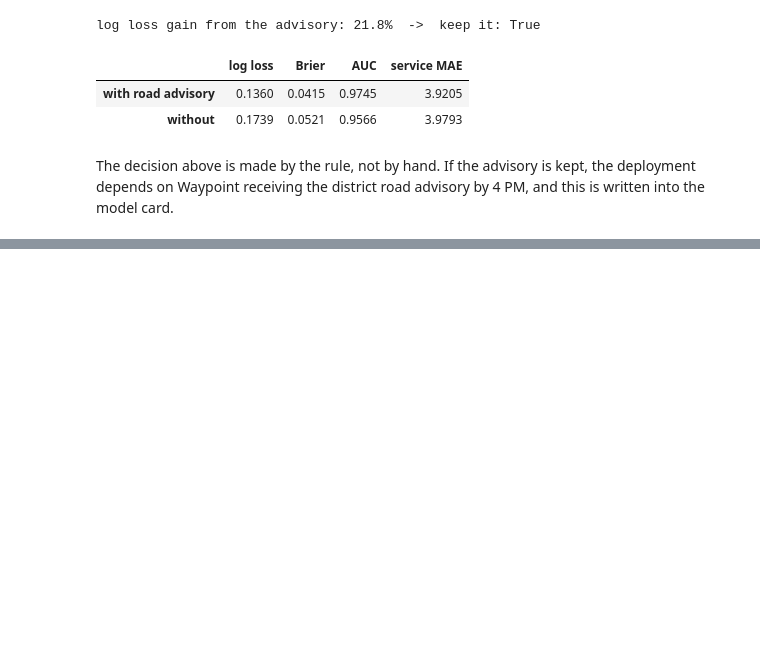
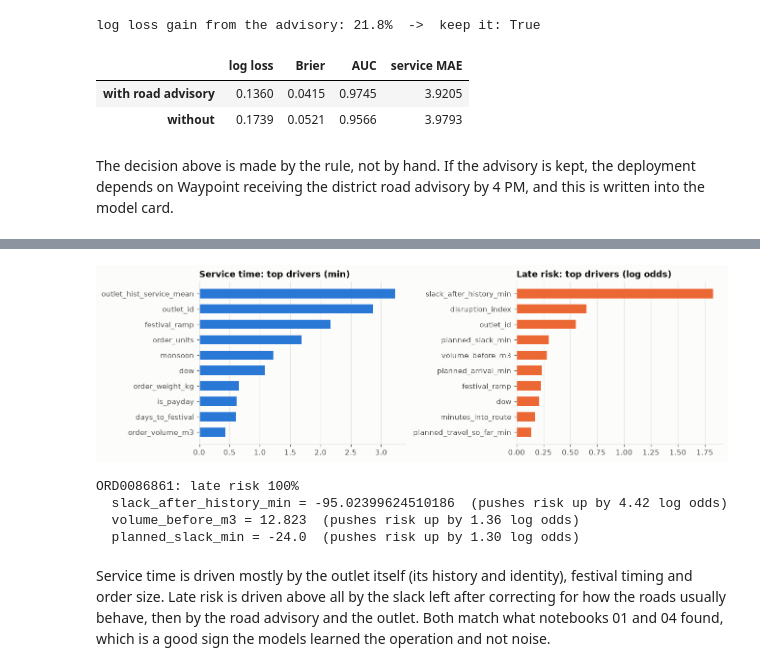
Before and after one commit to sameera-ekanayaka/Xora_Datathon, a Jupyter notebook: notebooks/05_task1_service_and_lateness.ipynb, the cells around one changed output, grey strips where cells are left out. Saved outputs shown, nothing was run; the diff lists cells and outputs as text; code cells hidden in the pictures; blank space fills up the shorter version.

```diff
--- a/notebooks/05_task1_service_and_lateness.ipynb
+++ b/notebooks/05_task1_service_and_lateness.ipynb
@@ -315,0 +320,17 @@ The decision above is made by the rule, not by hand. If the advisory is kept, th
+# %%
+best_sim, best_clf = (sim, clf) if KEEP_ROAD else (sim_nr, clf_nr)
+best_feats = FEATURES if KEEP_ROAD else NO_ROAD
+hold_pred_svc = best_sim.predict_service(hold)
+hold_pred_late = p_blend if KEEP_ROAD else p_blend_nr
+
+seg = hold.assign(pred=hold_pred_svc, p=hold_pred_late, err=np.abs(hold_pred_svc - y_svc),
+                  allow_err=np.abs(hold.allowance_min - y_svc))
+by_brand = seg.groupby("brand", observed=True).agg(stops=("err", "size"), model_MAE=("err", "mean"), allowance_MAE=("allow_err", "mean"))
+by_brand["error cut"] = 1 - by_brand.model_MAE / by_brand.allowance_MAE
+
+pos = pd.cut(seg.seq, [-1, 0, 2, 4, 6, 10], labels=["1st", "2nd-3rd", "4th-5th", "6th-7th", "8th+"])
+by_pos = seg.groupby(pos, observed=True).apply(
+    lambda g: pd.Series({"stops": len(g), "late share": g.late.mean(), "mean predicted": g.p.mean(),
+                         "AUC": roc_auc_score(g.late.astype(int), g.p) if g.late.nunique() > 1 else np.nan}))
+display(by_brand.style.format({"model_MAE": "{:.2f}", "allowance_MAE": "{:.2f}", "error cut": "{:.0%}"}))
+by_pos.round(3)
@@ -315,0 +357,35 @@ The decision above is made by the rule, not by hand. If the advisory is kept, th
+# %%
+def mean_abs_contrib(model, X):
+    contrib = model.predict(X, pred_contrib=True)[:, :-1]  # last column is the base value
+    return pd.Series(np.abs(contrib).mean(axis=0), index=X.columns)
+
+top_svc = mean_abs_contrib(best_sim.service_model, hold[best_feats]).nlargest(10)
+top_late = mean_abs_contrib(best_clf, hold[best_feats]).nlargest(10)
+
+fig, axes = plt.subplots(1, 2, figsize=(12, 3.8))
+for ax, s, title, color in [(axes[0], top_svc, "Service time: top drivers (min)", SERIES[0]),
+                            (axes[1], top_late, "Late risk: top drivers (log odds)", SERIES[1])]:
+    s = s.iloc[::-1]
+    ax.barh(s.index, s.values, color=color, height=0.6)
+    ax.set_title(title)
+    ax.grid(axis="x"); ax.grid(axis="y", visible=False)
+plt.tight_layout()
+plt.show()
+# %% [output]
+[figure, added]
+# %%
+# The reason line for the riskiest stop in the holdout
+i = int(np.argmax(hold_pred_late))
+row = hold.iloc[[i]][best_feats]
+contrib = pd.Series(best_clf.predict(row, pred_contrib=True)[0, :-1], index=best_feats)
+top = contrib.nlargest(3)
+print(f"{hold.delivery_id.iloc[i]}: late risk {hold_pred_late[i]:.0%}")
+for f, v in top.items():
+    print(f"  {f} = {row[f].iloc[0]}  (pushes risk up by {v:.2f} log odds)")
+# %% [output]
+ORD0086861: late risk 100%
+  slack_after_history_min = -95.02399624510186  (pushes risk up by 4.42 log odds)
+  volume_before_m3 = 12.823  (pushes risk up by 1.36 log odds)
+  planned_slack_min = -24.0  (pushes risk up by 1.30 log odds)
+# %% [markdown]
+Service time is driven mostly by the outlet itself (its history and identity), festival timing and order size. Late risk is driven above all by the slack left after correcting for how the roads usually behave, then by the road advisory and the outlet. Both match what notebooks 01 and 04 found, which is a good sign the models learned the operation and not noise.
```
Also changed, not shown: parts of 4 cells of this notebook.
